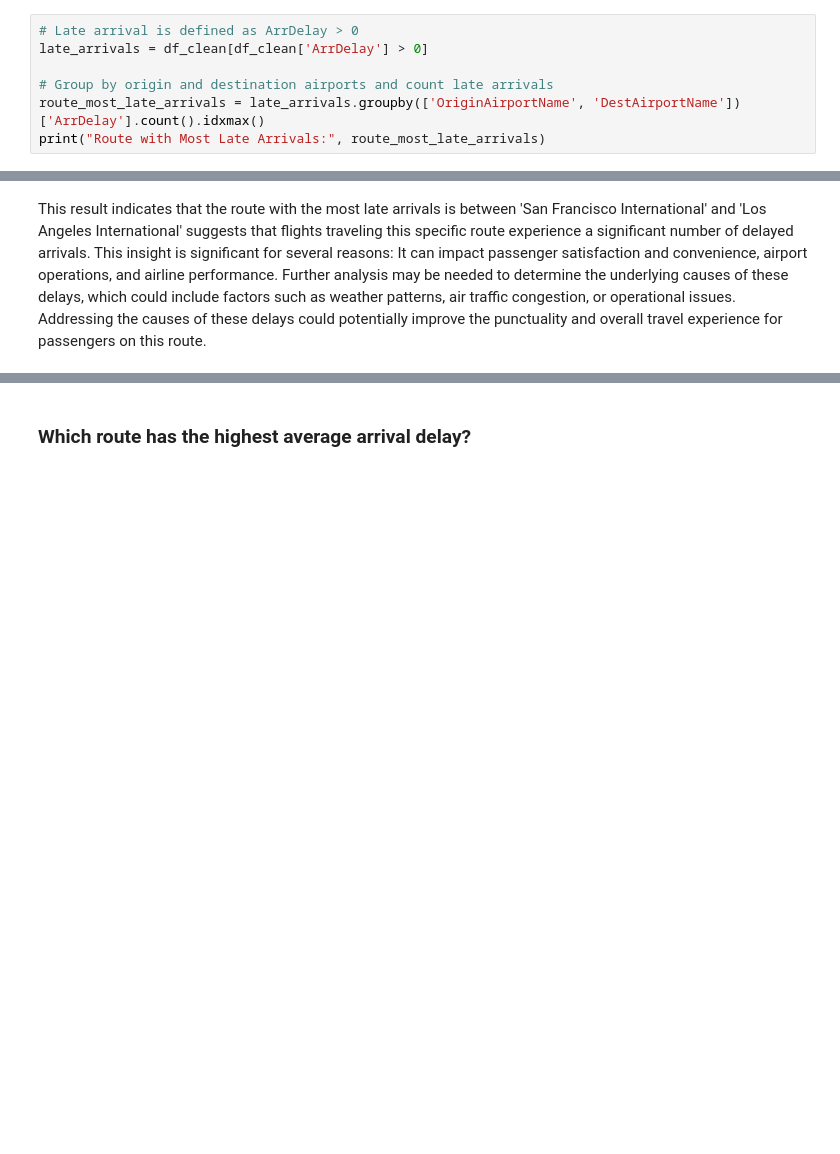
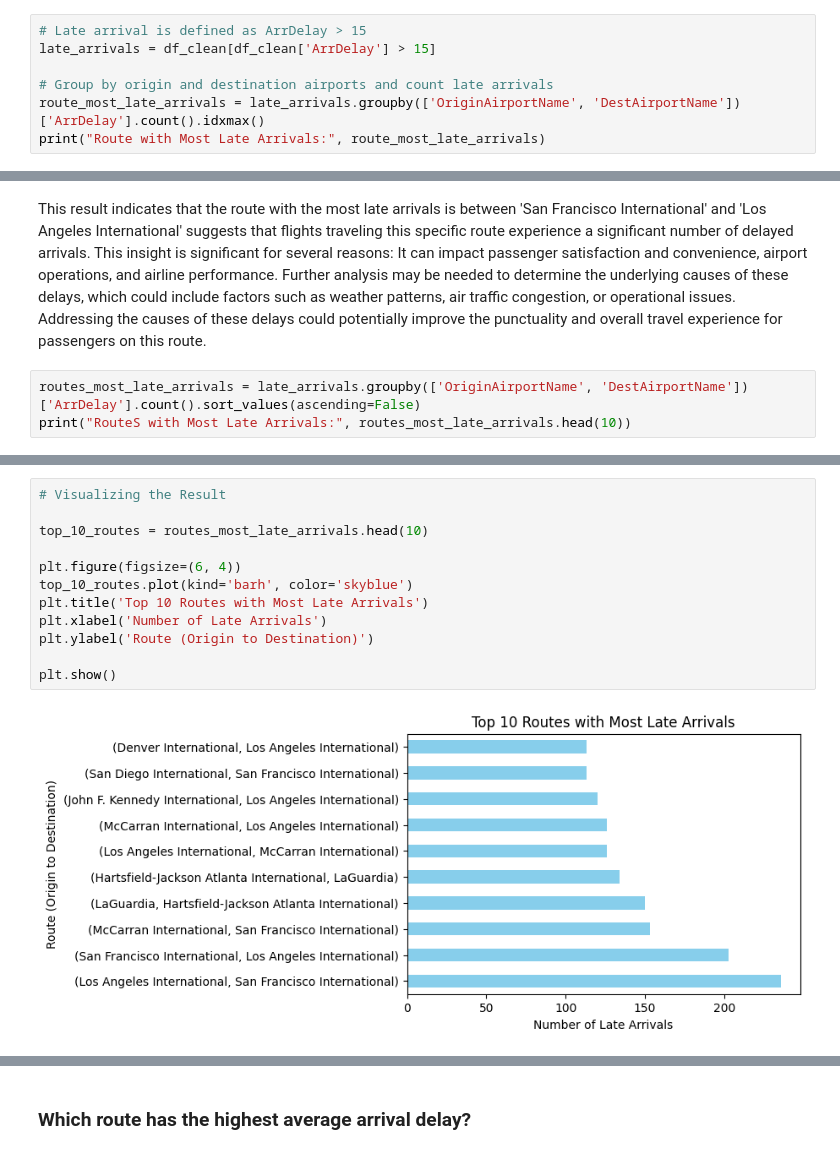
Before and after one commit to Fortunate-Kay/Fortunate-Kay, a Jupyter notebook: exploratory-analysis-of-flight-data.ipynb, the cells around one changed output, grey strips where cells are left out. Cells and saved outputs as stored; diff of their text form; blank space fills up the shorter version.

```diff
--- a/exploratory-analysis-of-flight-data.ipynb
+++ b/exploratory-analysis-of-flight-data.ipynb
@@ -349,8 +446,8 @@ The correlation matrix shows that there is a strong positive correlation between
 # %% [markdown]
 **Which route (from origin airport to destination airport) has the most late arrivals?**
 # %%
-# Late arrival is defined as ArrDelay > 0
-late_arrivals = df_clean[df_clean['ArrDelay'] > 0]
+# Late arrival is defined as ArrDelay > 15
+late_arrivals = df_clean[df_clean['ArrDelay'] > 15]
 
 # Group by origin and destination airports and count late arrivals
 route_most_late_arrivals = late_arrivals.groupby(['OriginAirportName', 'DestAirportName'])['ArrDelay'].count().idxmax()
@@ -360,2 +457,5 @@ Route with Most Late Arrivals: ('San Francisco International', 'Los Angeles Inte
 # %% [markdown]
 This result indicates that the route with the most late arrivals is between 'San Francisco International' and 'Los Angeles International' suggests that flights traveling this specific route experience a significant number of delayed arrivals. This insight is significant for several reasons: It can impact passenger satisfaction and convenience, airport operations, and airline performance. Further analysis may be needed to determine the underlying causes of these delays, which could include factors such as weather patterns, air traffic congestion, or operational issues. Addressing the causes of these delays could potentially improve the punctuality and overall travel experience for passengers on this route.
+# %%
+routes_most_late_arrivals = late_arrivals.groupby(['OriginAirportName', 'DestAirportName'])['ArrDelay'].count().sort_values(ascending=False)
+print("RouteS with Most Late Arrivals:", routes_most_late_arrivals.head(10))
@@ -361,0 +475,14 @@ This result indicates that the route with the most late arrivals is between 'San
+# %%
+# Visualizing the Result
+
+top_10_routes = routes_most_late_arrivals.head(10)
+
+plt.figure(figsize=(6, 4))
+top_10_routes.plot(kind='barh', color='skyblue')
+plt.title('Top 10 Routes with Most Late Arrivals')
+plt.xlabel('Number of Late Arrivals')
+plt.ylabel('Route (Origin to Destination)')
+
+plt.show()
+# %% [output]
+[figure, added]
```
Also changed, not shown: parts of 19 cells of this notebook.
